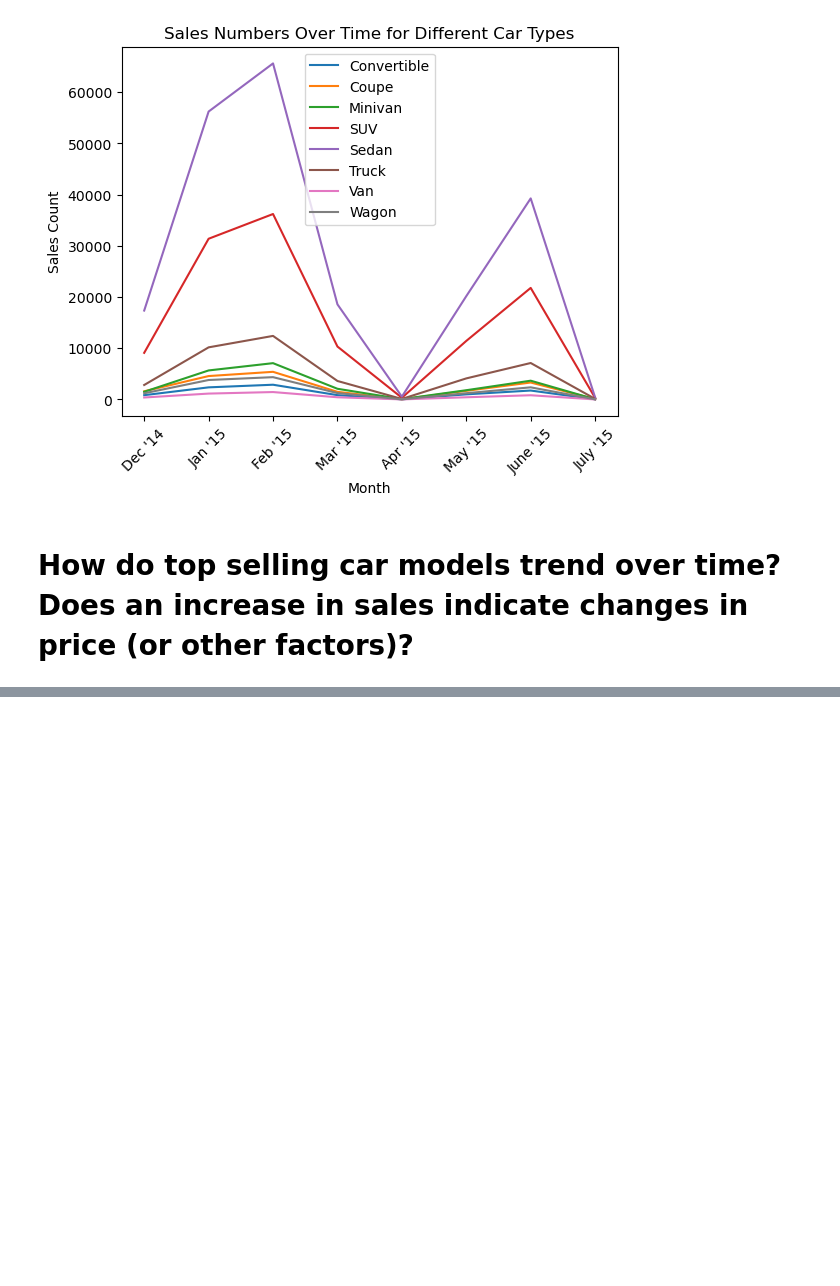
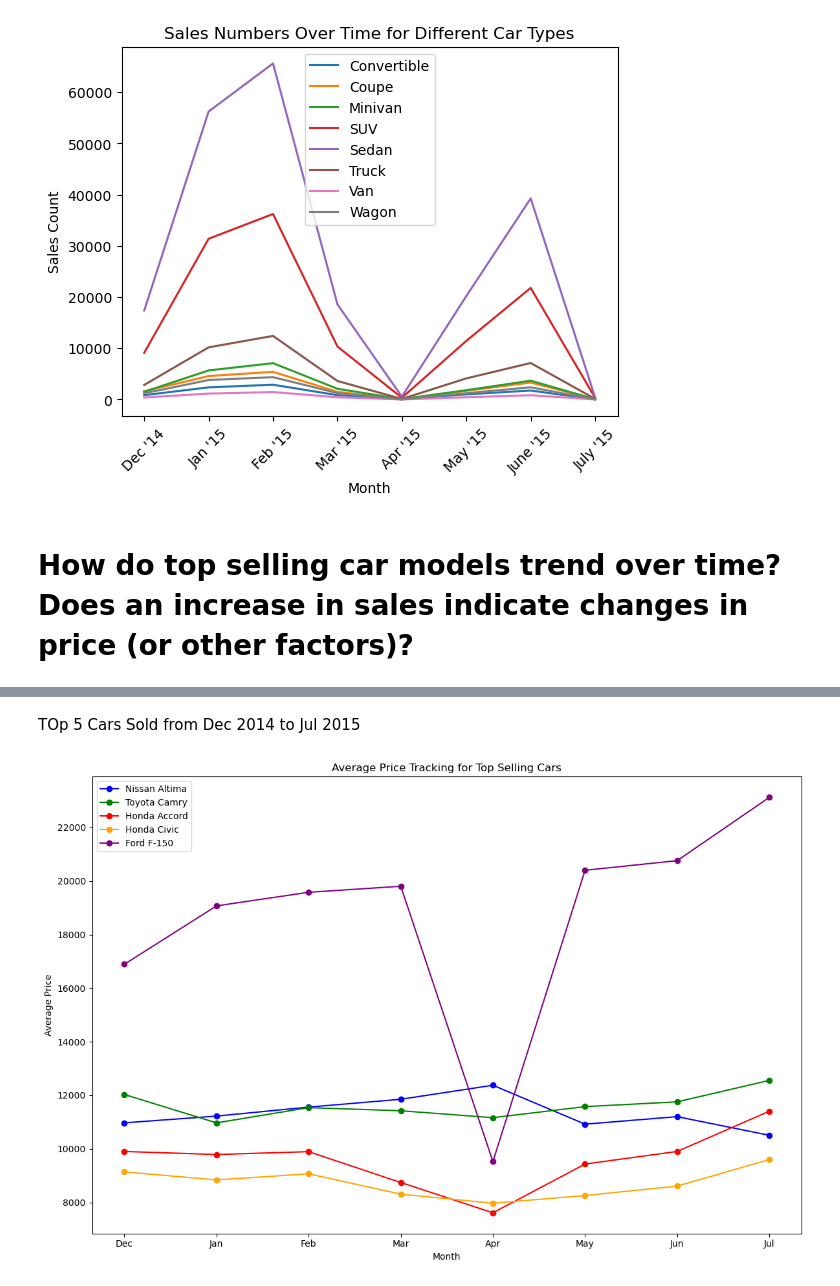
Before and after one commit to marsh52/project1, a Jupyter notebook: car_sales_analysis .ipynb, the cells around one changed output, grey strips where cells are left out. Cells and saved outputs as stored; diff of their text form; code cells hidden in the pictures; blank space fills up the shorter version.

```diff
--- a/car_sales_analysis .ipynb
+++ b/car_sales_analysis .ipynb
@@ -14,6 +18,6 @@ import scipy.stats as stats
 # %%
 path = Path('Resources/car_sales_clean.csv')
-car_sales_update = pd.read_csv(path, encoding="utf-8")
+cars_clean_df = pd.read_csv(path, encoding="utf-8")
 # %%
 path = Path('Resources/type_price_data.csv')
 type_price_data_df = pd.read_csv(path, encoding="utf-8")
@@ -98,0 +155,43 @@ plt.show()
+# %% [markdown]
+TOp 5 Cars Sold from Dec 2014 to Jul 2015
+# %%
+#Splitting date sold by its components of Date, Month and Year
+cars_clean_df['saledate'] = cars_clean_df['saledate'].astype(str)
+cars_clean_df['month'] = cars_clean_df['saledate'].str.split().str[1]
+cars_clean_df['salesyear'] = cars_clean_df['saledate'].str.split().str[3]
+cars_clean_df['day'] = cars_clean_df['saledate'].str.split().str[2]
+# Define the custom order for months
+custom_order = ['Dec', 'Jan', 'Feb', 'Mar', 'Apr', 'May', 'Jun', 'Jul']
+colors = ['blue', 'green', 'red', 'orange', 'purple']
+# Get the first month's top selling cars
+first_month = custom_order[0]
+top_selling_cars_first_month = cars_clean_df[cars_clean_df['month'] == first_month].groupby(['make', 'model']).size().reset_index(name='number_sold')
+top_selling_cars_first_month = top_selling_cars_first_month.sort_values(by='number_sold', ascending=False).head(5)
+tracked_cars = top_selling_cars_first_month[['make', 'model']].values
+
+# Create a line plot for all tracked cars in one graph
+plt.figure(figsize=(12, 8))
+
+for i, (make, model) in enumerate(tracked_cars):
+    car_data = []  # Store average price data for the car
+    for month in custom_order:
+        car_month_data = cars_clean_df[(cars_clean_df['month'] == month) &
+                                       (cars_clean_df['make'] == make) &
+                                       (cars_clean_df['model'] == model)]
+        avg_price = car_month_data['sellingprice'].mean()
+        car_data.append(avg_price)
+
+    plt.plot(custom_order, car_data, marker='o', label=f'{make} {model}', color = colors[i])
+
+plt.xlabel('Month')
+plt.ylabel('Average Price')
+plt.title('Average Price Tracking for Top Selling Cars')
+plt.legend()
+plt.tight_layout()
+
+# Save the figure as a PNG file
+plt.savefig('all_tracked_cars_avg_price_tracking.png')
+
+plt.show()
+# %% [output]
+[figure, added]
```
Also changed, not shown: parts of 4 cells of this notebook, 2 other files.
